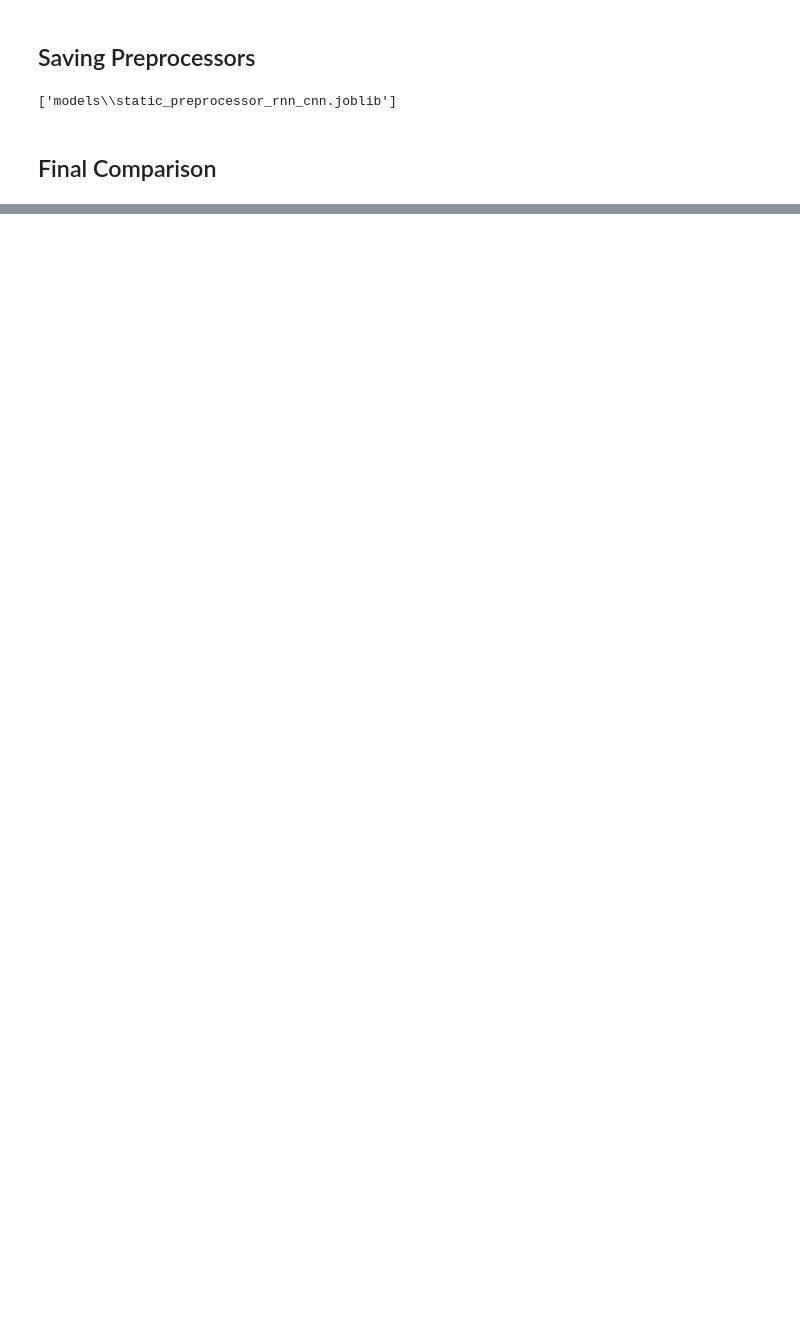
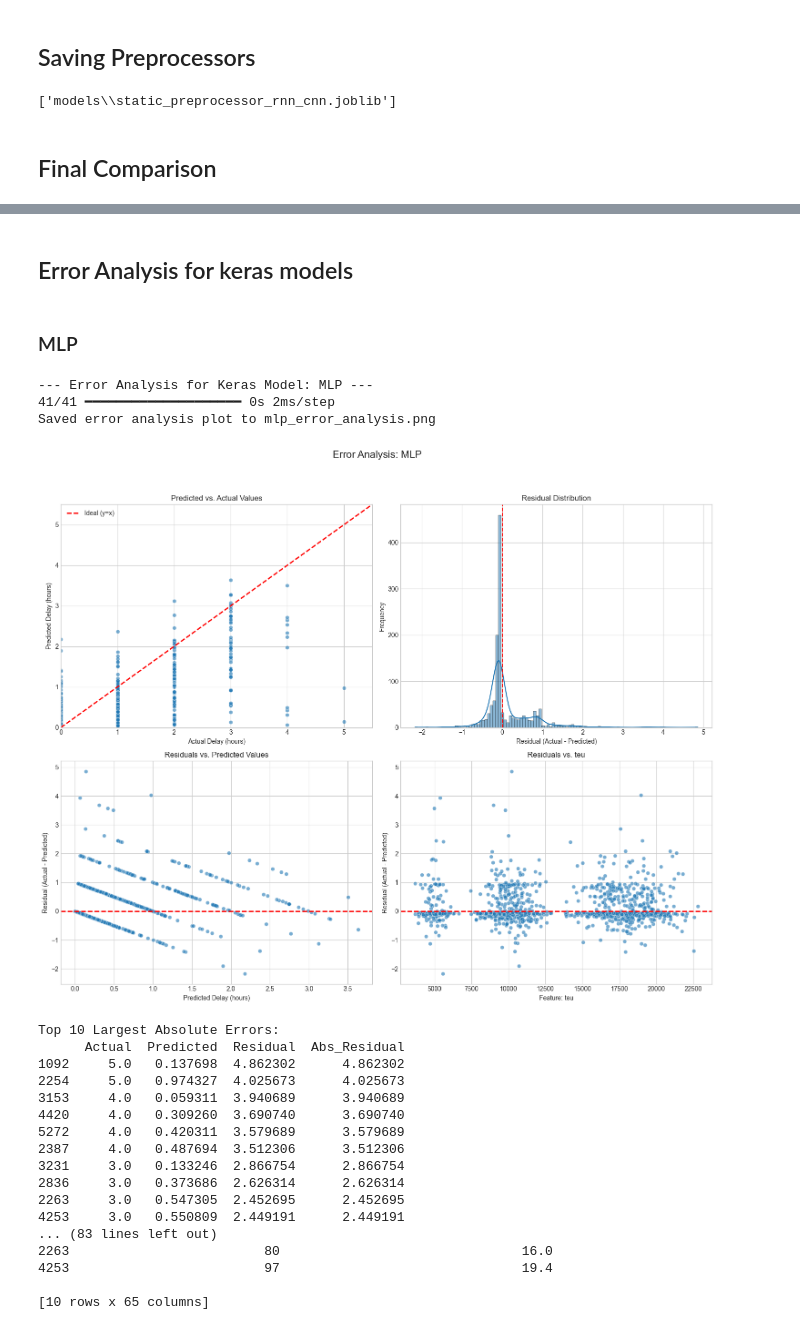
Before and after one commit to MatricalDefunkt/pbl2-ship-delay, a Jupyter notebook: train_models.ipynb, the cells around one changed output, grey strips where cells are left out. Cells and saved outputs as stored; diff of their text form; code cells hidden in the pictures; blank space fills up the shorter version.

```diff
--- a/train_models.ipynb
+++ b/train_models.ipynb
@@ -2458,0 +2458,2 @@ ARIMA              0.775675  0.715035       NaN           0.219563
+# %% [markdown]
+## Error Analysis for keras models
@@ -2458,0 +2633,26 @@ ARIMA              0.775675  0.715035       NaN           0.219563
+# %% [markdown]
+### MLP
+# %%
+analyze_keras_model_errors("MLP", trained_mlp_model, preprocessor.transform(X_test),X_test, y_test)
+# %% [output]
+--- Error Analysis for Keras Model: MLP ---
+41/41 ━━━━━━━━━━━━━━━━━━━━ 0s 2ms/step
+Saved error analysis plot to mlp_error_analysis.png
+[figure, added]
+Top 10 Largest Absolute Errors:
+      Actual  Predicted  Residual  Abs_Residual
+1092     5.0   0.137698  4.862302      4.862302
+2254     5.0   0.974327  4.025673      4.025673
+3153     4.0   0.059311  3.940689      3.940689
+4420     4.0   0.309260  3.690740      3.690740
+5272     4.0   0.420311  3.579689      3.579689
+2387     4.0   0.487694  3.512306      3.512306
+3231     3.0   0.133246  2.866754      2.866754
+2836     3.0   0.373686  2.626314      2.626314
+2263     3.0   0.547305  2.452695      2.452695
+4253     3.0   0.550809  2.449191      2.449191
+... (83 lines left out)
+2263                         80                               16.0
+4253                         97                               19.4
+
+[10 rows x 65 columns]
```
Also changed, not shown: parts of 37 cells of this notebook, 17 other files.
